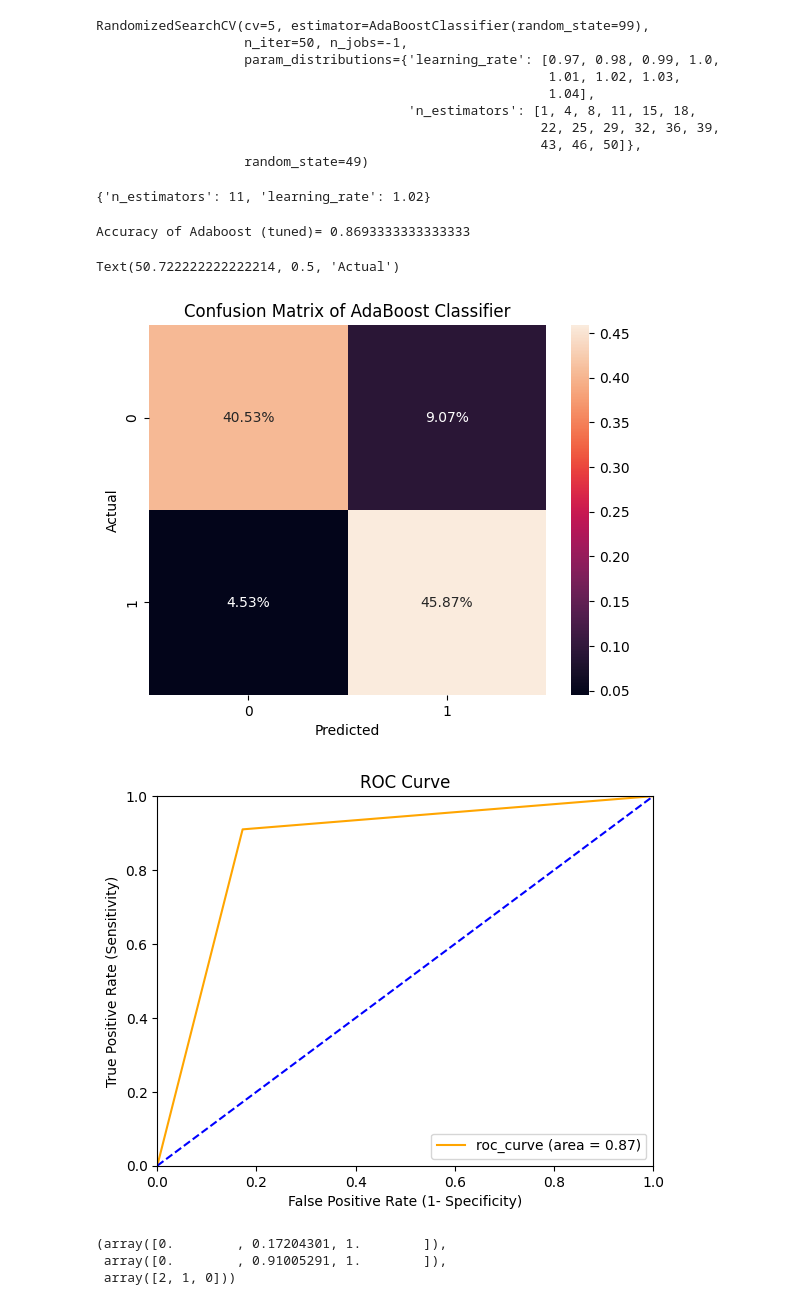
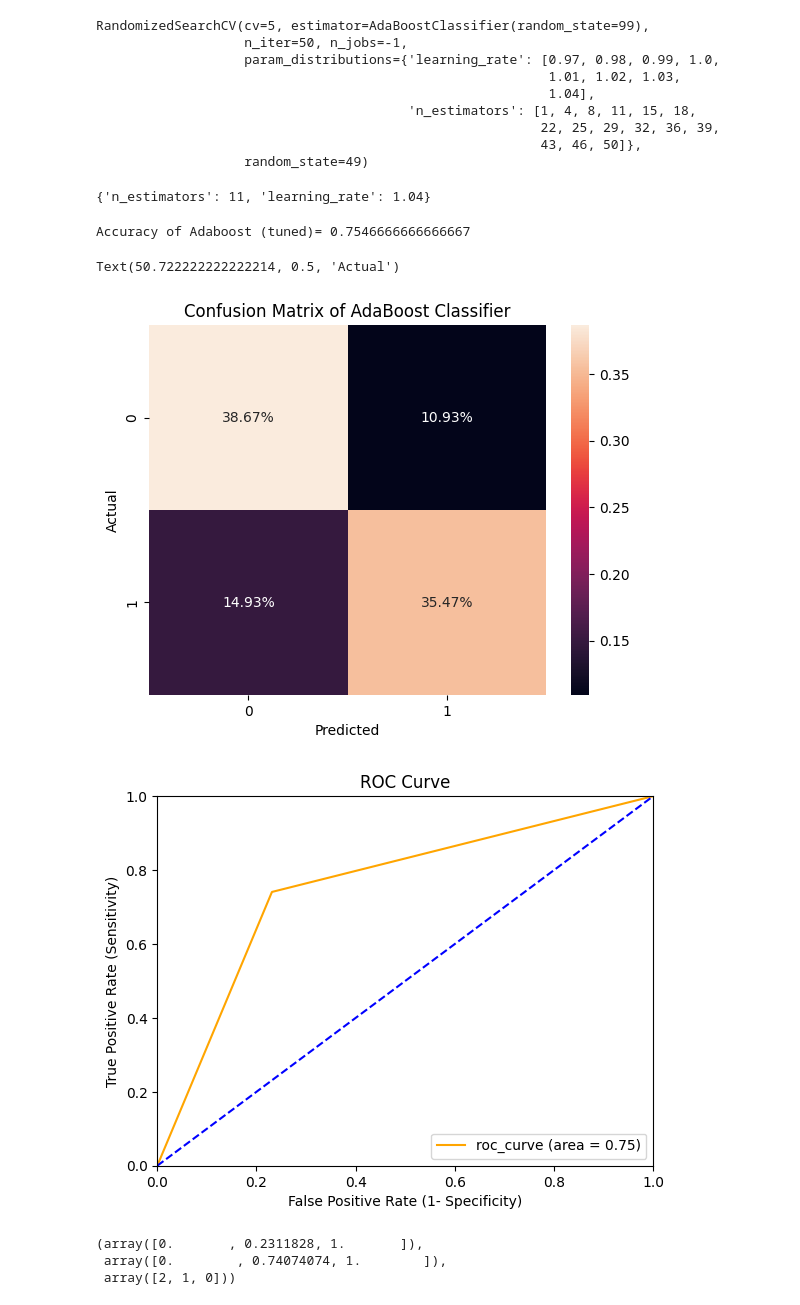
Before and after one commit to himnad/Mental-Health-Prediction, a Jupyter notebook: app.ipynb, the cells around one changed output. Saved outputs shown, nothing was run; the diff lists cells and outputs as text; code cells hidden in the pictures.

```diff
--- a/app.ipynb
+++ b/app.ipynb
@@ -64,6 +62,6 @@ data['Country'].value_counts().plot(kind='bar', figsize=(10,8))
 # %%
 #Removing some columns as there informnation are not so relevalent.
-data.drop(['Country','state', 'Timestamp', 'comments'], axis = 1, inplace=True)
+data.drop(['Country','state', 'Timestamp','work_interfere','no_employees','comments','tech_company','benefits','wellness_program','seek_help','mental_health_consequence','phys_health_consequence','mental_health_interview','phys_health_interview','mental_vs_physical'], axis = 1, inplace=True)
 # %%
 #To check the null functions
 data.isnull().sum()
@@ -107,6 +101,3 @@ Name: work_interfere, dtype: int64
-# %%
-data['work_interfere'].fillna('N/A',inplace=True)
-#data['work_interfere'].value_counts()
 # %%
 data['Age'].value_counts().plot(kind='bar', figsize=(10,8))
 # %% [output]
@@ -337,18 +263,11 @@ y = data[ 'treatment']
 # %%
 from sklearn. compose import ColumnTransformer
 from sklearn. preprocessing import LabelEncoder, OrdinalEncoder
-# %%
-X = data.drop('treatment', axis= 1)
-y = data['treatment']
 # %%
 ct = ColumnTransformer([('oe', OrdinalEncoder(), ['Gender', 'self_employed', 'family_history',
-                                                    'work_interfere', 'no_employees', 'remote_work',
-                                                    'tech_company', 'benefits', 'care_options',
-                                                    'wellness_program', 'seek_help', 'anonymity',
-                                                    'leave', 'mental_health_consequence',
-                                                    'phys_health_consequence', 'coworkers', 'supervisor',
-                                                    'mental_health_interview', 'phys_health_interview',
-                                                    'mental_vs_physical', 'obs_consequence' ])],
+                                                  'remote_work','care_options', 'anonymity',
+                                                    'leave', 'coworkers', 'supervisor',
+                                                     'obs_consequence' ])],
                                                      remainder='passthrough')
 # %%
 x = ct.fit_transform(X)
@@ -445,14 +364,14 @@ RandomizedSearchCV(cv=5, estimator=AdaBoostClassifier(random_state=99),
 # %%
 Ada_random.best_params_
 # %% [output]
-{'n_estimators': 11, 'learning_rate': 1.02}
+{'n_estimators': 11, 'learning_rate': 1.04}
 # %%
 Ada_tuned = AdaBoostClassifier(random_state=49,n_estimators=11, learning_rate=1.02)
 Ada_tuned.fit(X_train,y_train)
 pred_Ada_tuned = Ada_tuned.predict(X_test)
 print('Accuracy of Adaboost (tuned)=', accuracy_score (y_test, pred_Ada_tuned))
 # %% [output]
-Accuracy of Adaboost (tuned)= 0.8693333333333333
+Accuracy of Adaboost (tuned)= 0.7546666666666667
 # %%
 cf_matrix = confusion_matrix (y_test, pred_Ada)
 sns.heatmap(cf_matrix/np.sum(cf_matrix), annot=True, fmt='.2%')
@@ -461,7 +380,7 @@ plt.xlabel('Predicted')
 plt.ylabel ('Actual')
 # %% [output]
 Text(50.722222222222214, 0.5, 'Actual')
-[figure, old version]
+[figure, new version]
 # %%
 # from sklearn import metrics
 # fpr_Ada, tpr_Ada, thresholds_Ada = roc_curve (y_test, pred_Ada)
@@ -477,22 +396,23 @@ Text(50.722222222222214, 0.5, 'Actual')
 # plt.show()
 # roc_curve (y_test, pred_Ada)
 # %%
+from sklearn.metrics import auc
 fpr_Ada_tuned, tpr_Ada_tuned, thresholds_Ada_tuned = roc_curve (y_test, pred_Ada_tuned)
-roc_auc_Ada_tuned =metrics.auc(fpr_Ada_tuned, tpr_Ada_tuned)
+roc_auc_Ada_tuned =auc(fpr_Ada_tuned, tpr_Ada_tuned)
 plt.plot(fpr_Ada_tuned, tpr_Ada_tuned, color='orange', label='roc_curve (area = %0.2f)' % roc_auc_Ada_tuned)
 plt.plot([0, 1], [0, 1], color='blue', linestyle='--')
 plt.xlim([0.0, 1.0])
 plt.ylim([0.0, 1.0])
 plt.title('ROC Curve')
 plt.xlabel('False Positive Rate (1- Specificity)')
 plt.ylabel('True Positive Rate (Sensitivity)')
 plt.legend (loc= "lower right")
 plt.show()
 roc_curve (y_test, pred_Ada_tuned)
 # %% [output]
-[figure, old version]
+[figure, new version]
-(array([0.        , 0.17204301, 1.        ]),
- array([0.        , 0.91005291, 1.        ]),
+(array([0.       , 0.2311828, 1.       ]),
+ array([0.        , 0.74074074, 1.        ]),
  array([2, 1, 0]))
 # %%
 print(classification_report (y_test, pred_Ada))
```
Also changed, not shown: parts of 25 cells of this notebook, 8 other files.
